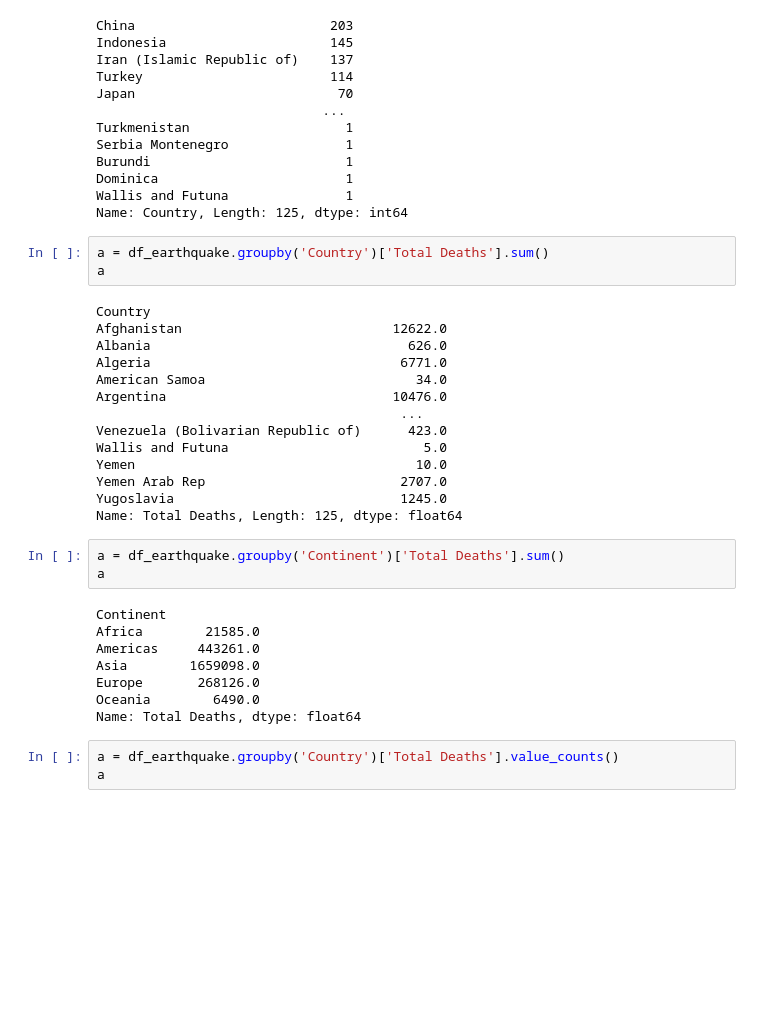
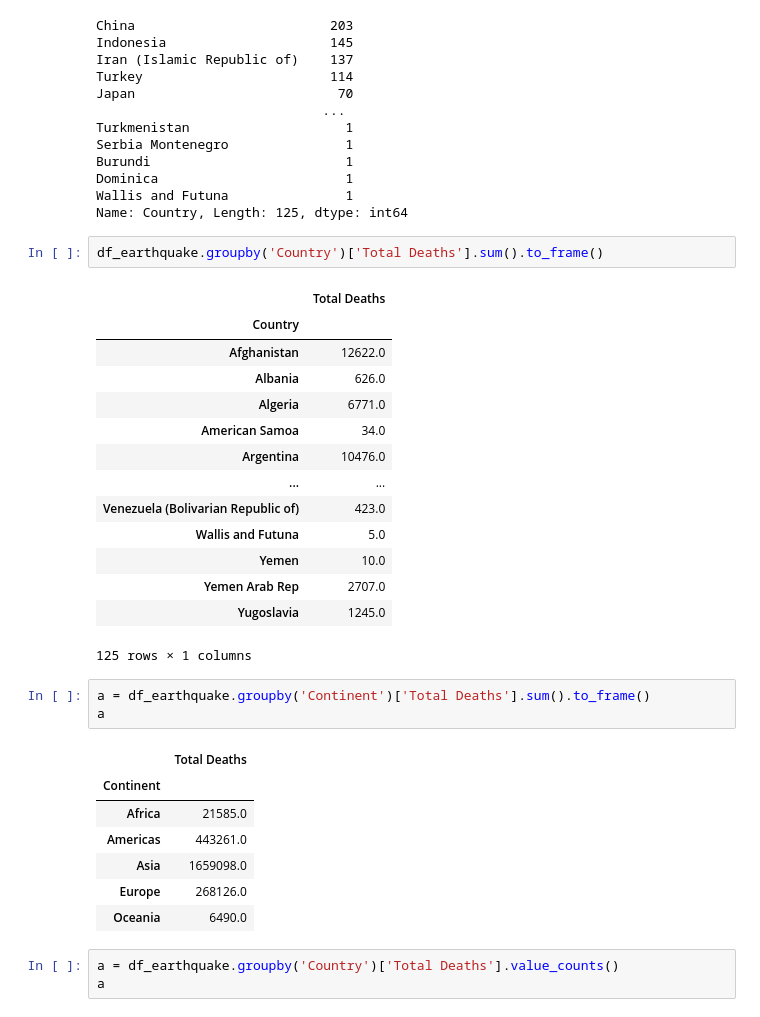
Before and after one commit to AleDataAnalyst/grupo2_desastresnaturales, a Jupyter notebook: Notebooks/01LimpiarDatos/01_Ele_Earthquake_impacto.ipynb, the cells around one changed output. Drawn from its saved outputs; the diff is of its cells as text; blank space fills up the shorter version.

```diff
--- a/Notebooks/01LimpiarDatos/01_Ele_Earthquake_impacto.ipynb
+++ b/Notebooks/01LimpiarDatos/01_Ele_Earthquake_impacto.ipynb
@@ -102,34 +94,34 @@ Burundi                         1
 Dominica                        1
 Wallis and Futuna               1
 Name: Country, Length: 125, dtype: int64
+# %%
+df_earthquake.groupby('Country')['Total Deaths'].sum().to_frame()
+# %% [output]
+|  | Total Deaths |
+| Country |  |
+| Afghanistan | 12622.0 |
+| Albania | 626.0 |
+| Algeria | 6771.0 |
+| American Samoa | 34.0 |
+| Argentina | 10476.0 |
+| ... | ... |
+| Venezuela (Bolivarian Republic of) | 423.0 |
+| Wallis and Futuna | 5.0 |
+| Yemen | 10.0 |
+| Yemen Arab Rep | 2707.0 |
+| Yugoslavia | 1245.0 |
+125 rows × 1 columns
 # %%
-a = df_earthquake.groupby('Country')['Total Deaths'].sum()
+a = df_earthquake.groupby('Continent')['Total Deaths'].sum().to_frame()
 a
 # %% [output]
-Country
-Afghanistan                           12622.0
-Albania                                 626.0
-Algeria                                6771.0
-American Samoa                           34.0
-Argentina                             10476.0
-                                       ...
-Venezuela (Bolivarian Republic of)      423.0
-Wallis and Futuna                         5.0
-Yemen                                    10.0
-Yemen Arab Rep                         2707.0
-Yugoslavia                             1245.0
-Name: Total Deaths, Length: 125, dtype: float64
+|  | Total Deaths |
+| Continent |  |
+| Africa | 21585.0 |
+| Americas | 443261.0 |
+| Asia | 1659098.0 |
+| Europe | 268126.0 |
+| Oceania | 6490.0 |
-# %%
-a = df_earthquake.groupby('Continent')['Total Deaths'].sum()
-a
-# %% [output]
-Continent
-Africa        21585.0
-Americas     443261.0
-Asia        1659098.0
-Europe       268126.0
-Oceania        6490.0
-Name: Total Deaths, dtype: float64
 # %%
 a = df_earthquake.groupby('Country')['Total Deaths'].value_counts()
 a
```
Also changed, not shown: parts of 9 cells of this notebook.
